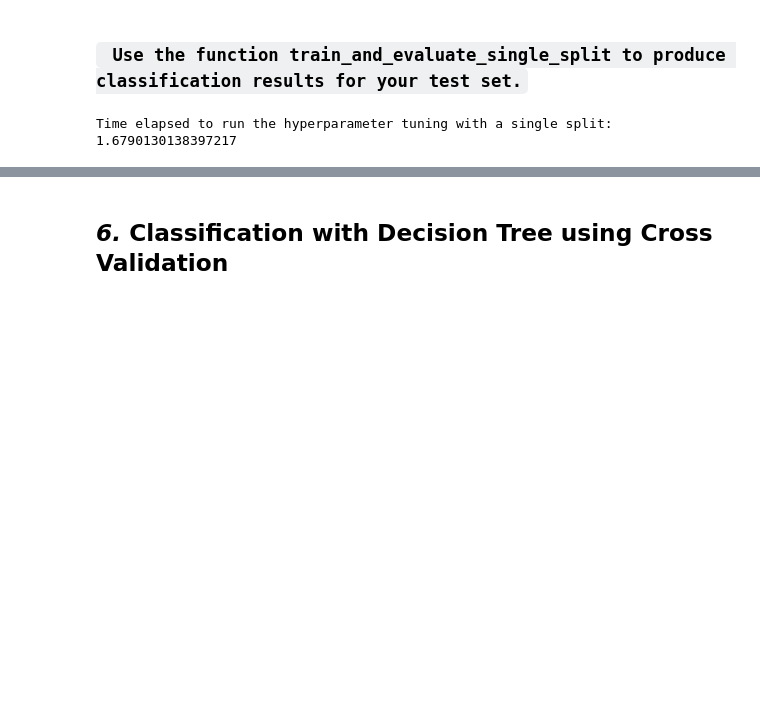
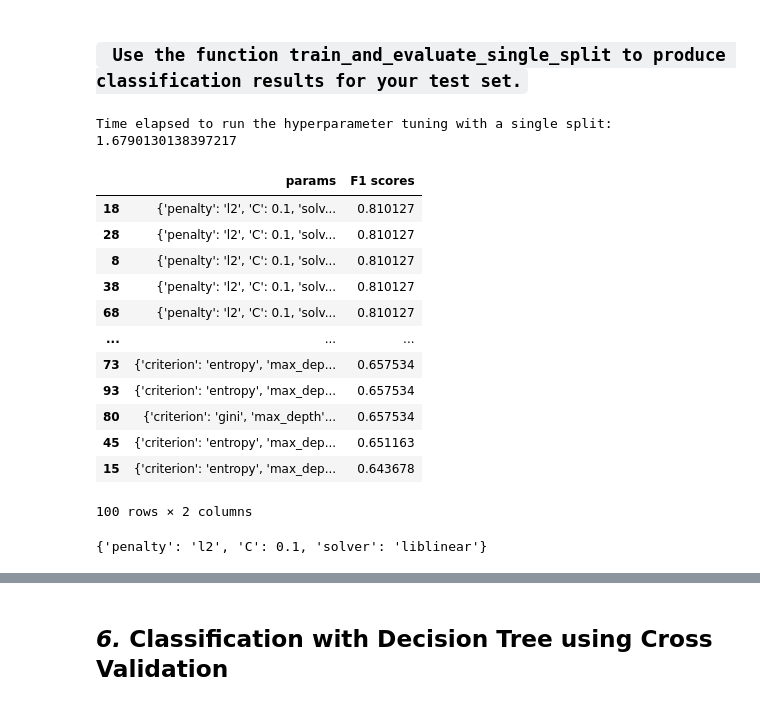
Before and after one commit to 1500-Shubham/Stockholm_University, a Jupyter notebook: DS/HW3/HW3_instructions_25.ipynb, the cells around one changed output, grey strips where cells are left out. Cells and saved outputs as stored; diff of their text form; code cells hidden in the pictures; blank space fills up the shorter version.

```diff
--- a/DS/HW3/HW3_instructions_25.ipynb
+++ b/DS/HW3/HW3_instructions_25.ipynb
@@ -841,3 +841,23 @@ end = time.time() # DO NOT CHANGE/DELETE THIS LINE
 print('Time elapsed to run the hyperparameter tuning with a single split: ', end - start) # DO NOT CHANGE/DELETE THIS LINE
 # %% [output]
 Time elapsed to run the hyperparameter tuning with a single split:  1.6790130138397217
+# %%
+performance_df.sort_values(by='F1 scores', ascending=False)
+# %% [output]
+|  | params | F1 scores |
+| 18 | {'penalty': 'l2', 'C': 0.1, 'solv... | 0.810127 |
+| 28 | {'penalty': 'l2', 'C': 0.1, 'solv... | 0.810127 |
+| 8 | {'penalty': 'l2', 'C': 0.1, 'solv... | 0.810127 |
+| 38 | {'penalty': 'l2', 'C': 0.1, 'solv... | 0.810127 |
+| 68 | {'penalty': 'l2', 'C': 0.1, 'solv... | 0.810127 |
+| ... | ... | ... |
+| 73 | {'criterion': 'entropy', 'max_dep... | 0.657534 |
+| 93 | {'criterion': 'entropy', 'max_dep... | 0.657534 |
+| 80 | {'criterion': 'gini', 'max_depth'... | 0.657534 |
+| 45 | {'criterion': 'entropy', 'max_dep... | 0.651163 |
+| 15 | {'criterion': 'entropy', 'max_dep... | 0.643678 |
+100 rows × 2 columns
+# %%
+performance_df.iloc[18].params
+# %% [output]
+{'penalty': 'l2', 'C': 0.1, 'solver': 'liblinear'}
```
Also changed, not shown: parts of 3 cells of this notebook.
